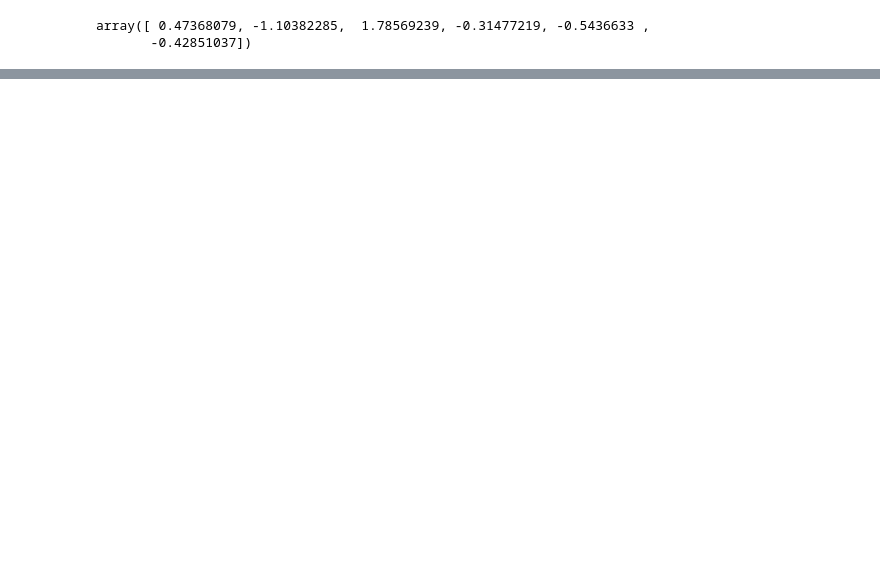
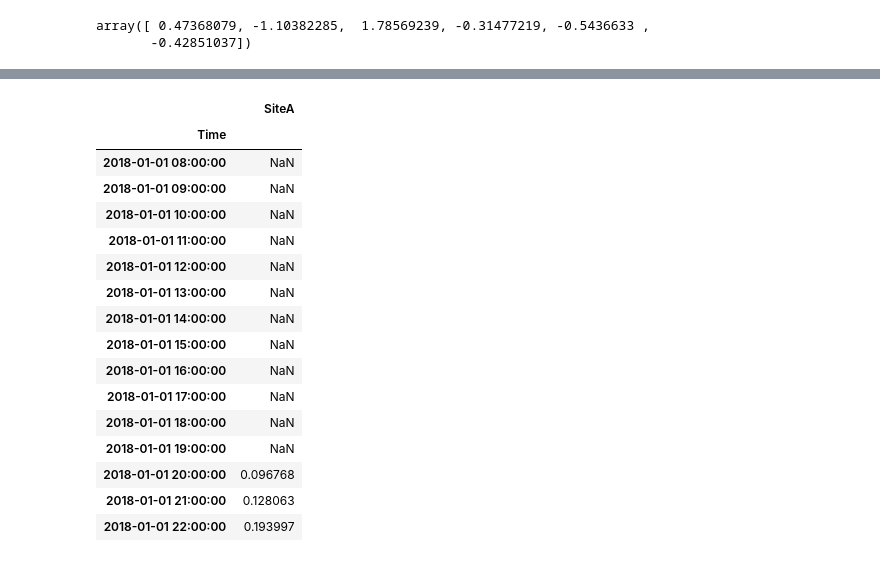
Before and after one commit to abidshafee/autoML-tsModel, a Jupyter notebook: AutoML_ts_Model.ipynb, the cells around one changed output, grey strips where cells are left out. Saved outputs shown, nothing was run; the diff lists cells and outputs as text; code cells hidden in the pictures; blank space fills up the shorter version.

```diff
--- a/AutoML_ts_Model.ipynb
+++ b/AutoML_ts_Model.ipynb
@@ -223,0 +239,20 @@ mxdf = MMX.fit_transform(df)
+# %%
+siteAshift.head(15)
+# %% [output]
+|  | SiteA |
+| Time |  |
+| 2018-01-01 08:00:00 | NaN |
+| 2018-01-01 09:00:00 | NaN |
+| 2018-01-01 10:00:00 | NaN |
+| 2018-01-01 11:00:00 | NaN |
+| 2018-01-01 12:00:00 | NaN |
+| 2018-01-01 13:00:00 | NaN |
+| 2018-01-01 14:00:00 | NaN |
+| 2018-01-01 15:00:00 | NaN |
+| 2018-01-01 16:00:00 | NaN |
+| 2018-01-01 17:00:00 | NaN |
+| 2018-01-01 18:00:00 | NaN |
+| 2018-01-01 19:00:00 | NaN |
+| 2018-01-01 20:00:00 | 0.096768 |
+| 2018-01-01 21:00:00 | 0.128063 |
+| 2018-01-01 22:00:00 | 0.193997 |
```
Also changed, not shown: parts of 16 cells of this notebook.
